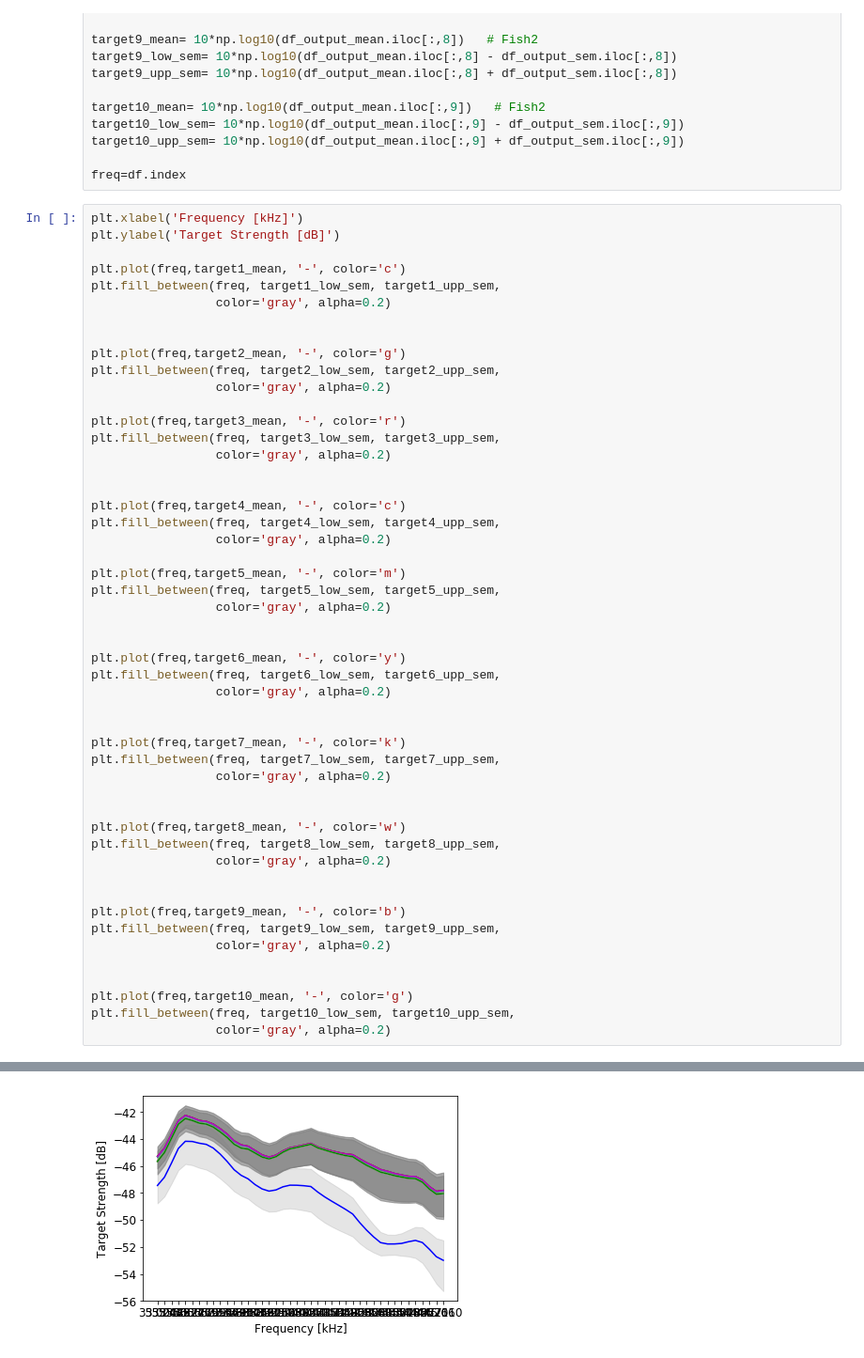
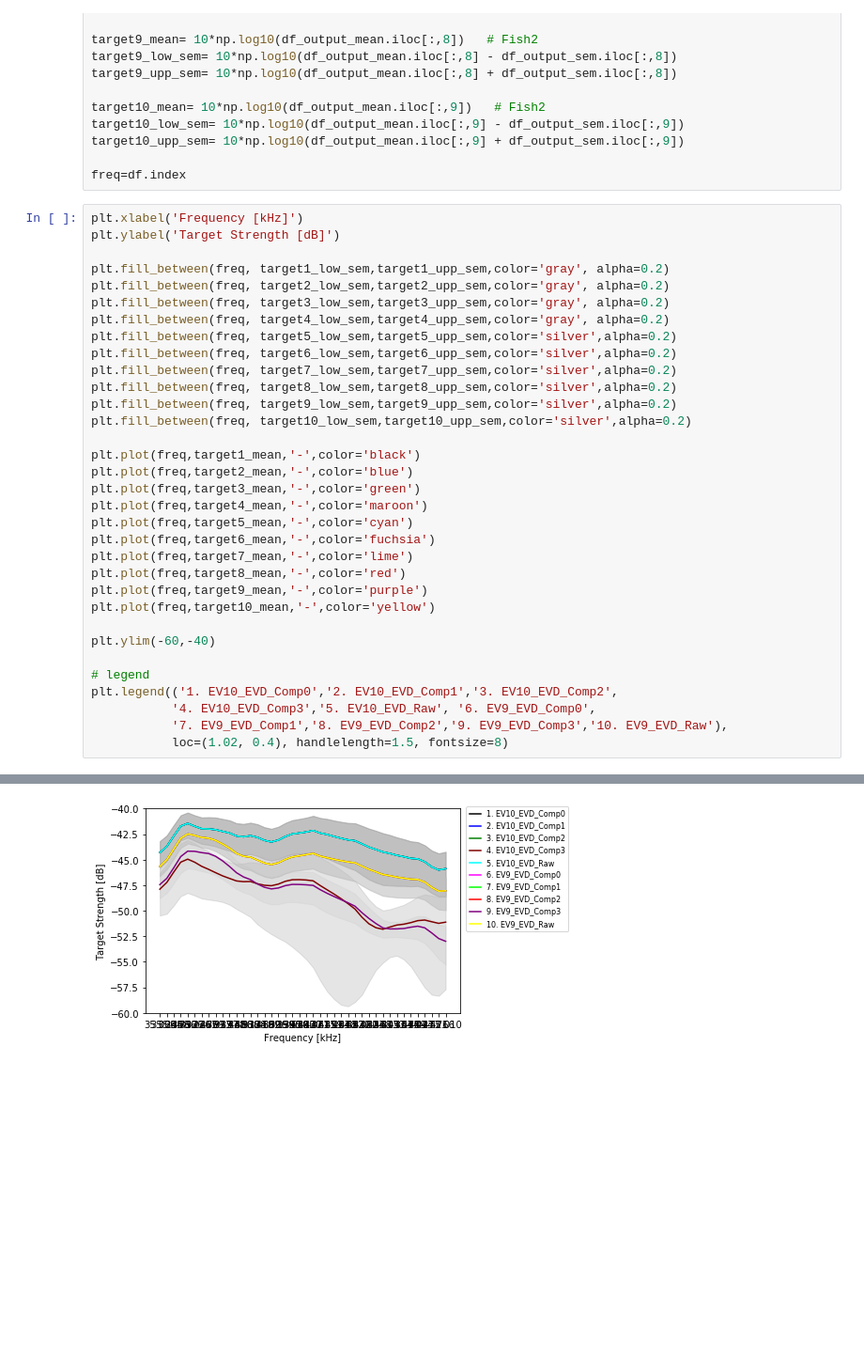
Before and after one commit to kevinboswell/EVFreqResp, a Jupyter notebook: KMB_comps.ipynb, the cells around one changed output, grey strips where cells are left out. Shown at 94% size. Cells and saved outputs as stored; diff of their text form; blank space fills up the shorter version.

Commit message:
improve plots, shuffle files

```diff
--- a/KMB_comps.ipynb
+++ b/KMB_comps.ipynb
@@ -129,50 +130,33 @@ freq=df.index
 plt.xlabel('Frequency [kHz]')
 plt.ylabel('Target Strength [dB]')
 
-plt.plot(freq,target1_mean, '-', color='c')
-plt.fill_between(freq, target1_low_sem, target1_upp_sem,
-                 color='gray', alpha=0.2)
+plt.fill_between(freq, target1_low_sem,target1_upp_sem,color='gray', alpha=0.2)
+plt.fill_between(freq, target2_low_sem,target2_upp_sem,color='gray', alpha=0.2)
+plt.fill_between(freq, target3_low_sem,target3_upp_sem,color='gray', alpha=0.2)
+plt.fill_between(freq, target4_low_sem,target4_upp_sem,color='gray', alpha=0.2)
+plt.fill_between(freq, target5_low_sem,target5_upp_sem,color='silver',alpha=0.2)
+plt.fill_between(freq, target6_low_sem,target6_upp_sem,color='silver',alpha=0.2)
+plt.fill_between(freq, target7_low_sem,target7_upp_sem,color='silver',alpha=0.2)
+plt.fill_between(freq, target8_low_sem,target8_upp_sem,color='silver',alpha=0.2)
+plt.fill_between(freq, target9_low_sem,target9_upp_sem,color='silver',alpha=0.2)
+plt.fill_between(freq, target10_low_sem,target10_upp_sem,color='silver',alpha=0.2)
 
+plt.plot(freq,target1_mean,'-',color='black')
+plt.plot(freq,target2_mean,'-',color='blue')
+plt.plot(freq,target3_mean,'-',color='green')
+plt.plot(freq,target4_mean,'-',color='maroon')
+plt.plot(freq,target5_mean,'-',color='cyan')
+plt.plot(freq,target6_mean,'-',color='fuchsia')
+plt.plot(freq,target7_mean,'-',color='lime')
+plt.plot(freq,target8_mean,'-',color='red')
+plt.plot(freq,target9_mean,'-',color='purple')
+plt.plot(freq,target10_mean,'-',color='yellow')
 
-plt.plot(freq,target2_mean, '-', color='g')
-plt.fill_between(freq, target2_low_sem, target2_upp_sem,
-                 color='gray', alpha=0.2)
+plt.ylim(-60,-40)
 
-plt.plot(freq,target3_mean, '-', color='r')
-plt.fill_between(freq, target3_low_sem, target3_upp_sem,
-                 color='gray', alpha=0.2)
-
-
-plt.plot(freq,target4_mean, '-', color='c')
-plt.fill_between(freq, target4_low_sem, target4_upp_sem,
-                 color='gray', alpha=0.2)
-
-plt.plot(freq,target5_mean, '-', color='m')
-plt.fill_between(freq, target5_low_sem, target5_upp_sem,
-                 color='gray', alpha=0.2)
-
-
-plt.plot(freq,target6_mean, '-', color='y')
-plt.fill_between(freq, target6_low_sem, target6_upp_sem,
-                 color='gray', alpha=0.2)
-
-
-plt.plot(freq,target7_mean, '-', color='k')
-plt.fill_between(freq, target7_low_sem, target7_upp_sem,
-                 color='gray', alpha=0.2)
-
-
-plt.plot(freq,target8_mean, '-', color='w')
-plt.fill_between(freq, target8_low_sem, target8_upp_sem,
-                 color='gray', alpha=0.2)
-
-
-plt.plot(freq,target9_mean, '-', color='b')
-plt.fill_between(freq, target9_low_sem, target9_upp_sem,
-                 color='gray', alpha=0.2)
-
-
-plt.plot(freq,target10_mean, '-', color='g')
-plt.fill_between(freq, target10_low_sem, target10_upp_sem,
-                 color='gray', alpha=0.2)
+# legend
+plt.legend(('1. EV10_EVD_Comp0','2. EV10_EVD_Comp1','3. EV10_EVD_Comp2',
+           '4. EV10_EVD_Comp3','5. EV10_EVD_Raw', '6. EV9_EVD_Comp0',
+           '7. EV9_EVD_Comp1','8. EV9_EVD_Comp2','9. EV9_EVD_Comp3','10. EV9_EVD_Raw'),
+           loc=(1.02, 0.4), handlelength=1.5, fontsize=8)
 # %% [output]
@@ -180,4 +164,4 @@ plt.fill_between(freq, target10_low_sem, target10_upp_sem,
-[figure, old version]
+[figure, new version]
 # %%
 ## need to integrate file names into this to loop across fish tracks
 i = 0
```
Also changed, not shown: parts of 9 cells of this notebook, 10 other files.
